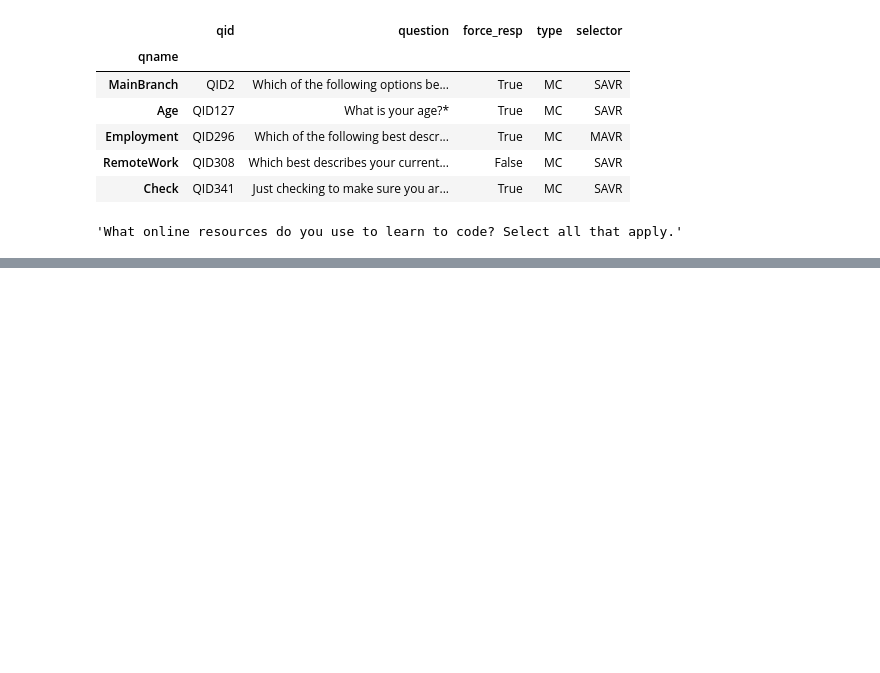
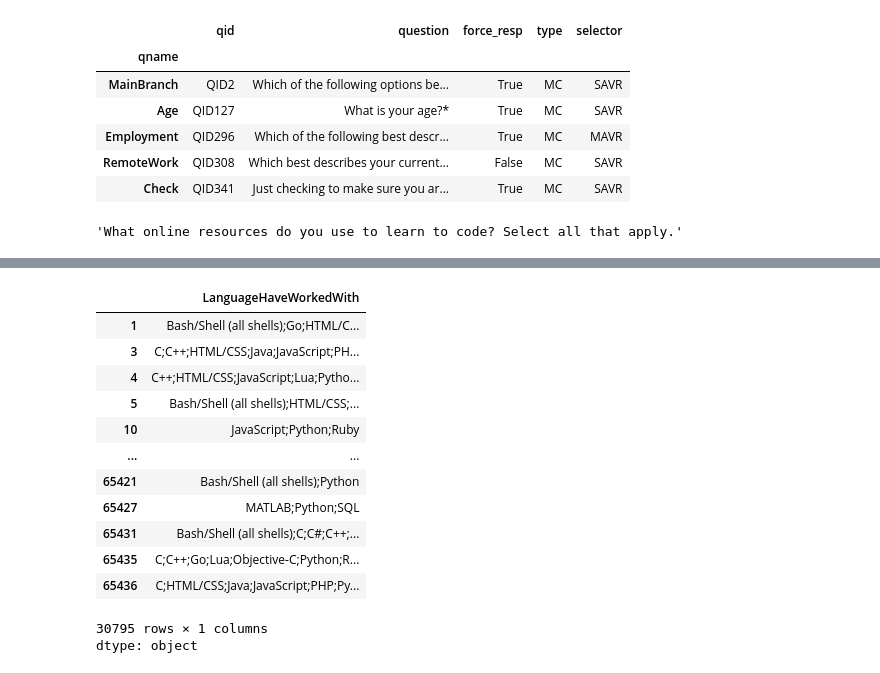
Before and after one commit to krishna324-art/Practice_Notebooks, a Jupyter notebook: pandaspractice.ipynb, the cells around one changed output, grey strips where cells are left out. Saved outputs shown, nothing was run; the diff lists cells and outputs as text; code cells hidden in the pictures; blank space fills up the shorter version.

```diff
--- a/pandaspractice.ipynb
+++ b/pandaspractice.ipynb
@@ -397,0 +418,18 @@ schema_df
+# %%
+filt=df['LanguageHaveWorkedWith'].str.contains('Python',na=False)
+df.loc[filt,'LanguageHaveWorkedWith']
+# %% [output]
+|  | LanguageHaveWorkedWith |
+| 1 | Bash/Shell (all shells);Go;HTML/C... |
+| 3 | C;C++;HTML/CSS;Java;JavaScript;PH... |
+| 4 | C++;HTML/CSS;JavaScript;Lua;Pytho... |
+| 5 | Bash/Shell (all shells);HTML/CSS;... |
+| 10 | JavaScript;Python;Ruby |
+| ... | ... |
+| 65421 | Bash/Shell (all shells);Python |
+| 65427 | MATLAB;Python;SQL |
+| 65431 | Bash/Shell (all shells);C;C#;C++;... |
+| 65435 | C;C++;Go;Lua;Objective-C;Python;R... |
+| 65436 | C;HTML/CSS;Java;JavaScript;PHP;Py... |
+30795 rows × 1 columns
+dtype: object
```
Also changed, not shown: parts of 6 cells of this notebook.
